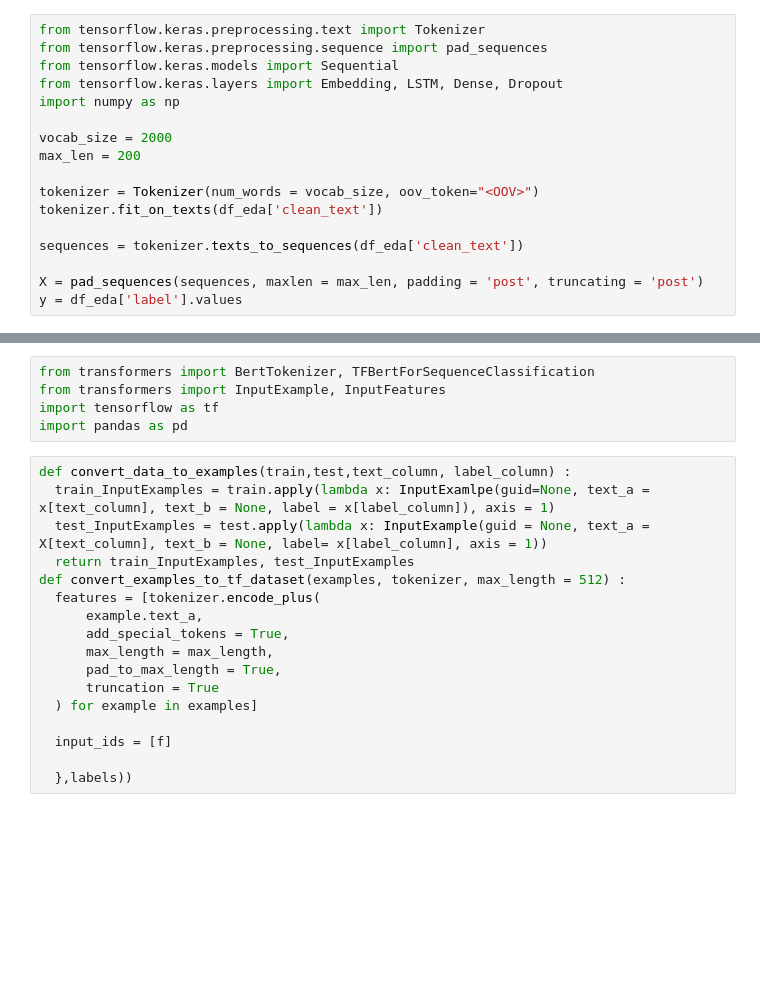
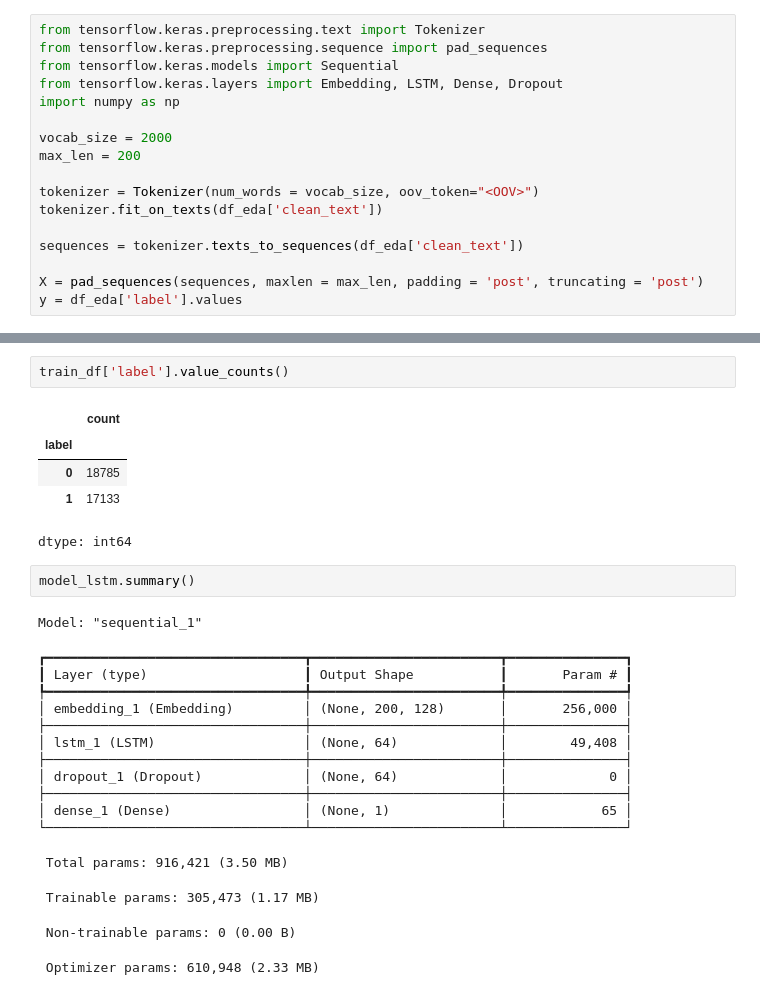
Before and after one commit to muzeyir/Fake-News-Detection-NLP, a Jupyter notebook: notebooks/FakeNewsDetection.ipynb, the cells around one changed output, grey strips where cells are left out. Cells and saved outputs as stored; diff of their text form; blank space fills up the shorter version.

```diff
--- a/notebooks/FakeNewsDetection.ipynb
+++ b/notebooks/FakeNewsDetection.ipynb
@@ -434,22 +398,27 @@ Requirement already satisfied: certifi>=2017.4.17 in /usr/local/lib/python3.11/d
-# %%
-from transformers import BertTokenizer, TFBertForSequenceClassification
-from transformers import InputExample, InputFeatures
-import tensorflow as tf
-import pandas as pd
-# %%
-def convert_data_to_examples(train,test,text_column, label_column) :
-  train_InputExamples = train.apply(lambda x: InputExamlpe(guid=None, text_a = x[text_column], text_b = None, label = x[label_column]), axis = 1)
-  test_InputExamples = test.apply(lambda x: InputExample(guid = None, text_a = X[text_column], text_b = None, label= x[label_column], axis = 1))
-  return train_InputExamples, test_InputExamples
-def convert_examples_to_tf_dataset(examples, tokenizer, max_length = 512) :
-  features = [tokenizer.encode_plus(
-      example.text_a,
-      add_special_tokens = True,
-      max_length = max_length,
-      pad_to_max_length = True,
-      truncation = True
-  ) for example in examples]
-
-  input_ids = [f]
-
-  },labels))
+# %%
+train_df['label'].value_counts()
+# %% [output]
+|  | count |
+| label |  |
+| 0 | 18785 |
+| 1 | 17133 |
+dtype: int64
+# %%
+model_lstm.summary()
+# %% [output]
+Model: "sequential_1"
+┏━━━━━━━━━━━━━━━━━━━━━━━━━━━━━━━━━┳━━━━━━━━━━━━━━━━━━━━━━━━┳━━━━━━━━━━━━━━━┓
+┃ Layer (type)                    ┃ Output Shape           ┃       Param # ┃
+┡━━━━━━━━━━━━━━━━━━━━━━━━━━━━━━━━━╇━━━━━━━━━━━━━━━━━━━━━━━━╇━━━━━━━━━━━━━━━┩
+│ embedding_1 (Embedding)         │ (None, 200, 128)       │       256,000 │
+├─────────────────────────────────┼────────────────────────┼───────────────┤
+│ lstm_1 (LSTM)                   │ (None, 64)             │        49,408 │
+├─────────────────────────────────┼────────────────────────┼───────────────┤
+│ dropout_1 (Dropout)             │ (None, 64)             │             0 │
+├─────────────────────────────────┼────────────────────────┼───────────────┤
+│ dense_1 (Dense)                 │ (None, 1)              │            65 │
+└─────────────────────────────────┴────────────────────────┴───────────────┘
+ Total params: 916,421 (3.50 MB)
+ Trainable params: 305,473 (1.17 MB)
+ Non-trainable params: 0 (0.00 B)
+ Optimizer params: 610,948 (2.33 MB)
```
Also changed, not shown: parts of 9 cells of this notebook.
